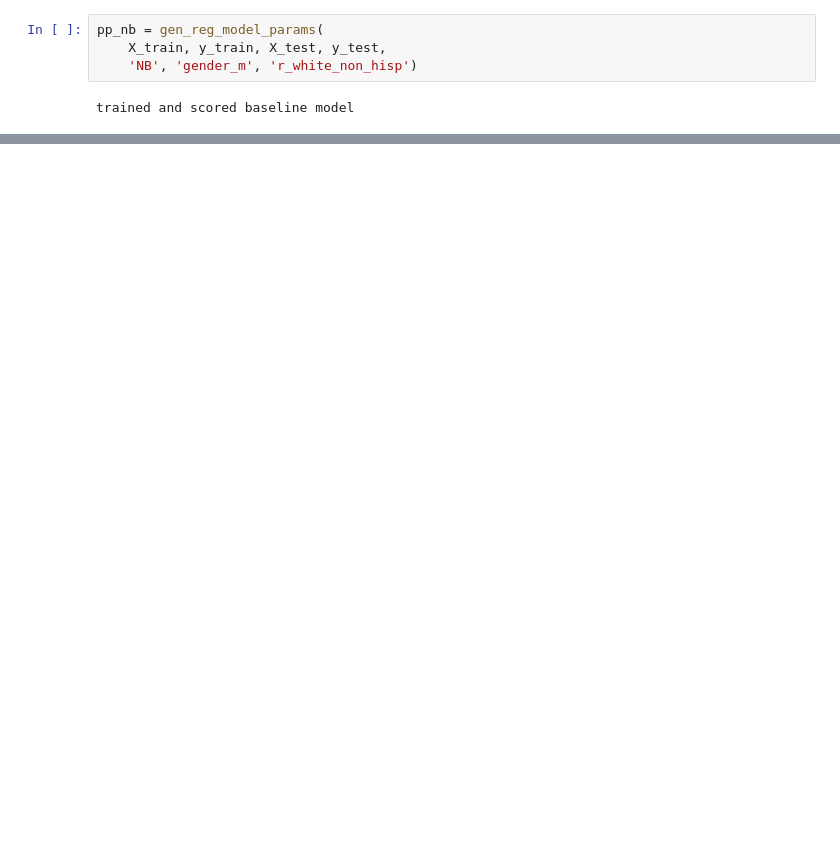
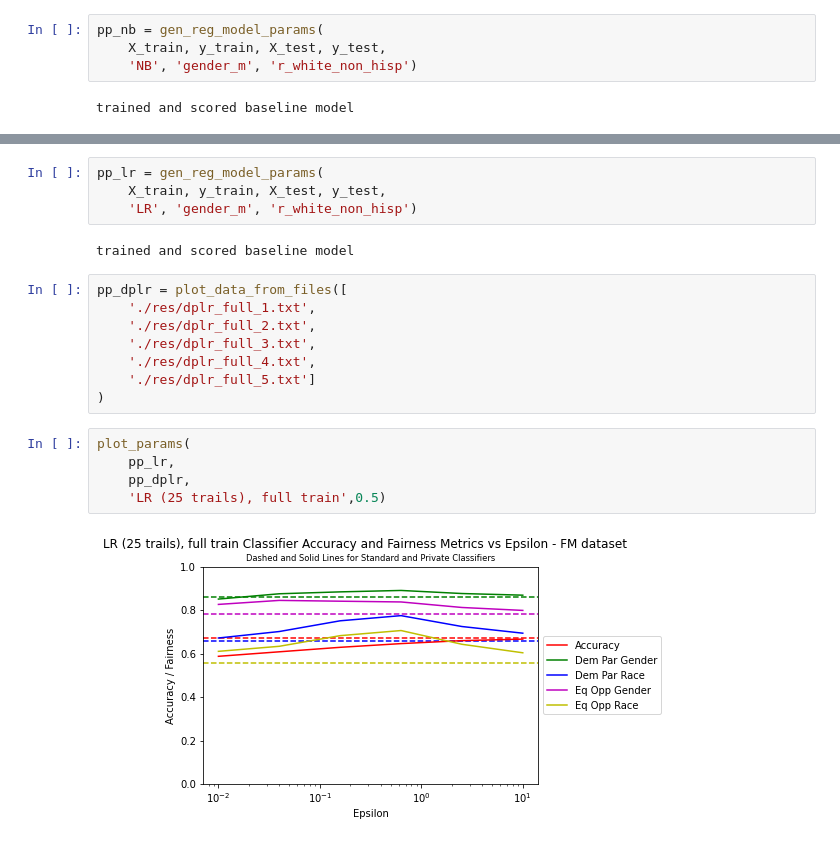
Before and after one commit to ajbisberg/csci631, a Jupyter notebook: project/ibm_dp_notebooks/alex-dplib-exp-nb-lr-v2-parallel.ipynb, the cells around one changed output, grey strips where cells are left out. Cells and saved outputs as stored; diff of their text form; blank space fills up the shorter version.

```diff
--- a/project/ibm_dp_notebooks/alex-dplib-exp-nb-lr-v2-parallel.ipynb
+++ b/project/ibm_dp_notebooks/alex-dplib-exp-nb-lr-v2-parallel.ipynb
@@ -239,0 +278,21 @@ pp_dpnb[0], eps_list
+# %%
+pp_lr = gen_reg_model_params(
+    X_train, y_train, X_test, y_test,
+    'LR', 'gender_m', 'r_white_non_hisp')
+# %% [output]
+trained and scored baseline model
+# %%
+pp_dplr = plot_data_from_files([
+    './res/dplr_full_1.txt',
+    './res/dplr_full_2.txt',
+    './res/dplr_full_3.txt',
+    './res/dplr_full_4.txt',
+    './res/dplr_full_5.txt']
+)
+# %%
+plot_params(
+    pp_lr,
+    pp_dplr,
+    'LR (25 trails), full train',0.5)
+# %% [output]
+[figure, added]
```
Also changed, not shown: parts of 16 cells of this notebook, 12 other files.
